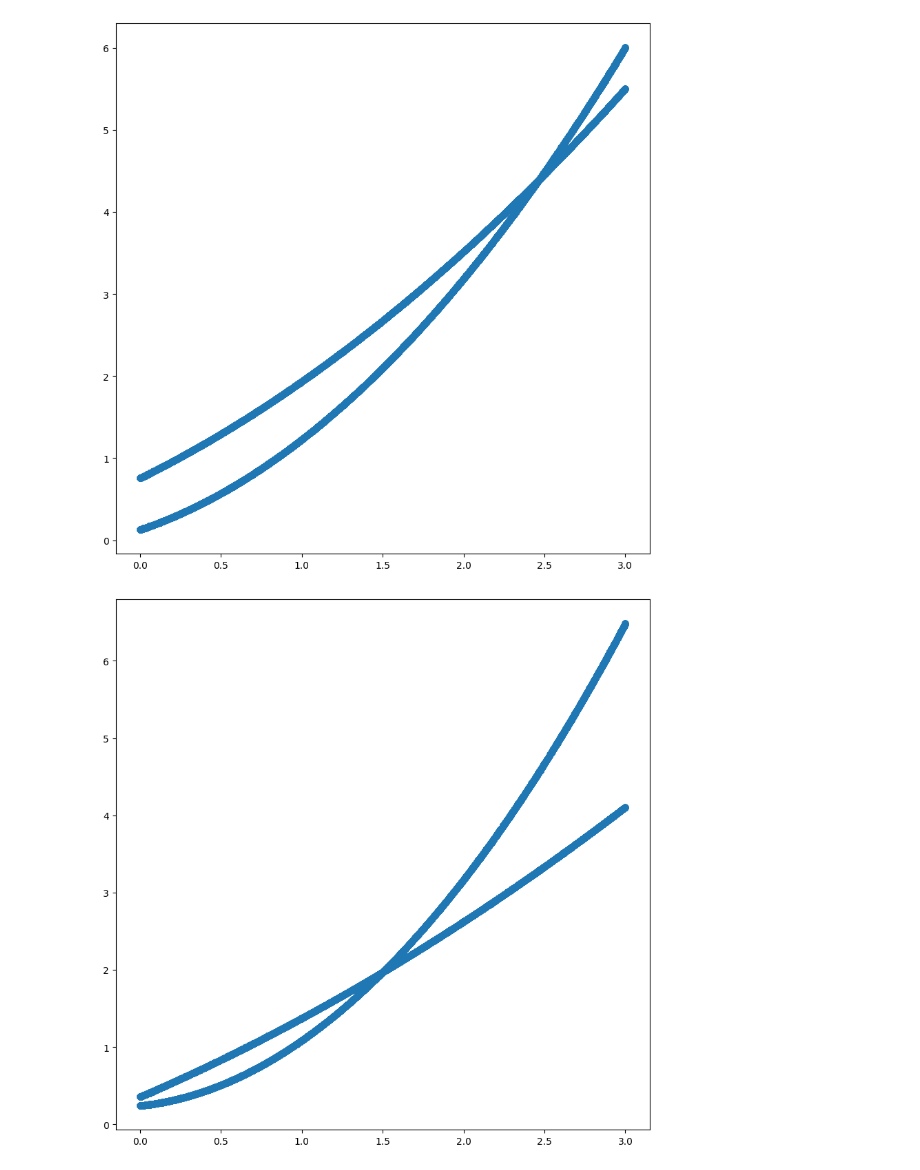
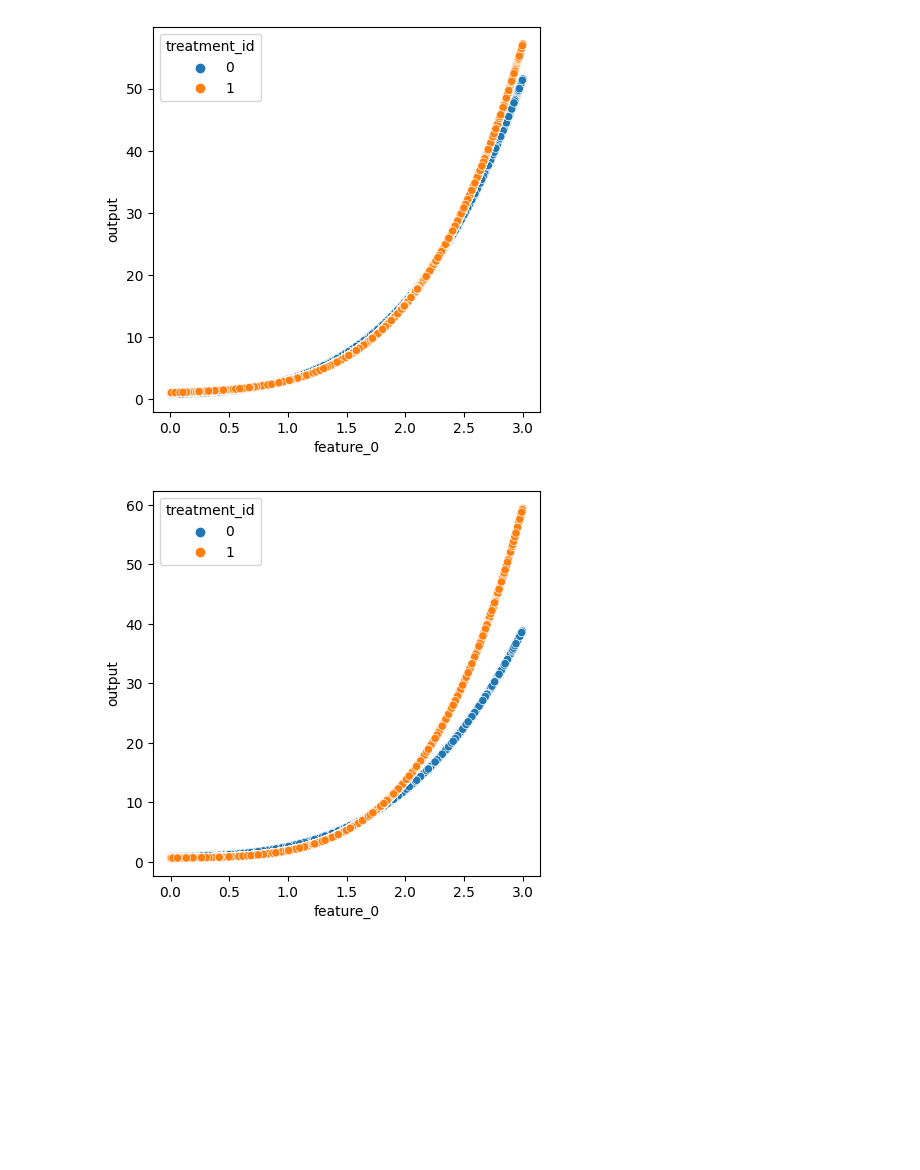
Before and after one commit to KDL-umass/compositional_models_cate, a Jupyter notebook: notebooks/identifiability_analysis.ipynb, the cells around one changed output. Saved outputs shown, nothing was run; the diff lists cells and outputs as text; code cells hidden in the pictures; blank space fills up the shorter version.

```diff
--- a/notebooks/identifiability_analysis.ipynb
+++ b/notebooks/identifiability_analysis.ipynb
@@ -2,3 +2,12 @@
 import pandas as pd
 import numpy as np
 from matplotlib import pyplot as plt
+# %%
+# model_1
+import sys
+sys.path.append('../')
+from models.end_to_end_modular_models import *
+save_dir = "/work/pi_jensen_umass_edu/ppruthi_umass_edu/compositional_models_cate/experiments/models/synthetic_data_hl_False_end_to_end_modular_model"
+model_name = "end_to_end_trained_modular_model"
+model = load_modular_model(save_dir, model_name)
+modular_model, scalers, feature_scalers = model
@@ -5,10 +25,14 @@ from matplotlib import pyplot as plt
 # %%
 # load module_files
-path = "/work/pi_jensen_umass_edu/ppruthi_umass_edu/compositional_models_cate/domains/synthetic_data/csvs/fixed_structure_False_outcomes_parallel_systematic_True"
+import seaborn as sns
+path = "/work/pi_jensen_umass_edu/ppruthi_umass_edu/compositional_models_cate/domains/synthetic_data/csvs/fixed_structure_False_outcomes_hierarchical_systematic_True"
 
 # for each module file, load the data and plot x vs y
 for i in range(1, 11):
+    i = str(i)
+    module_model = modular_model.modules[i]
     df = pd.read_csv(f"{path}/module_{i}.csv")
-    plt.figure(figsize=(10, 10))
-    plt.scatter(df["feature_0"], df["output"])
+
+    plt.figure(figsize=(5, 5))
+    sns.scatterplot(x=df['feature_0'], y=df['output'], hue=df['treatment_id'])
 # %% [output]
@@ -16,2 +40,2 @@ for i in range(1, 11):
-[figure, old version]
+[figure, new version]
-[figure, old version]
+[figure, new version]
```
Also changed, not shown: parts of 3 cells of this notebook, 5 other files.
